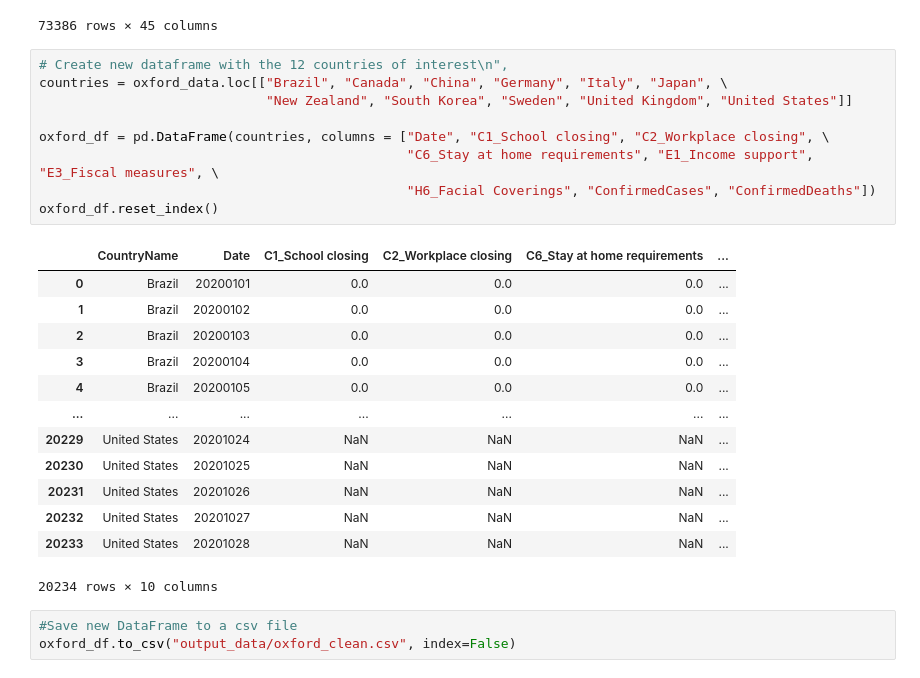
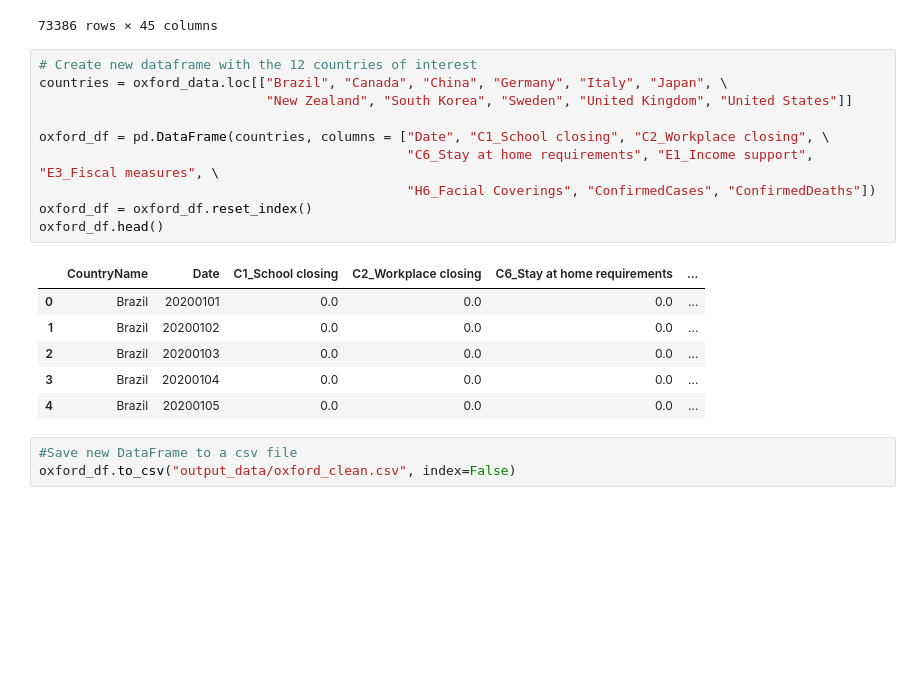
Before and after one commit to rejane-b/Project_1, a Jupyter notebook: Oxford_Clean_Data.ipynb, the cells around one changed output. Saved outputs shown, nothing was run; the diff lists cells and outputs as text; blank space fills up the shorter version.

```diff
--- a/Oxford_Clean_Data.ipynb
+++ b/Oxford_Clean_Data.ipynb
@@ -39,28 +39,22 @@ oxford_data
 | Zimbabwe | ZWE | NaN | NaN | 20201028 | NaN | NaN | NaN | ... |
 73386 rows × 45 columns
 # %%
-# Create new dataframe with the 12 countries of interest\n",
+# Create new dataframe with the 12 countries of interest
 countries = oxford_data.loc[["Brazil", "Canada", "China", "Germany", "Italy", "Japan", \
                              "New Zealand", "South Korea", "Sweden", "United Kingdom", "United States"]]
 
 oxford_df = pd.DataFrame(countries, columns = ["Date", "C1_School closing", "C2_Workplace closing", \
                                                "C6_Stay at home requirements", "E1_Income support", "E3_Fiscal measures", \
                                                "H6_Facial Coverings", "ConfirmedCases", "ConfirmedDeaths"])
-oxford_df.reset_index()
+oxford_df = oxford_df.reset_index()
+oxford_df.head()
 # %% [output]
 |  | CountryName | Date | C1_School closing | C2_Workplace closing | C6_Stay at home requirements | ... |
 | 0 | Brazil | 20200101 | 0.0 | 0.0 | 0.0 | ... |
 | 1 | Brazil | 20200102 | 0.0 | 0.0 | 0.0 | ... |
 | 2 | Brazil | 20200103 | 0.0 | 0.0 | 0.0 | ... |
 | 3 | Brazil | 20200104 | 0.0 | 0.0 | 0.0 | ... |
 | 4 | Brazil | 20200105 | 0.0 | 0.0 | 0.0 | ... |
-| ... | ... | ... | ... | ... | ... | ... |
-| 20229 | United States | 20201024 | NaN | NaN | NaN | ... |
-| 20230 | United States | 20201025 | NaN | NaN | NaN | ... |
-| 20231 | United States | 20201026 | NaN | NaN | NaN | ... |
-| 20232 | United States | 20201027 | NaN | NaN | NaN | ... |
-| 20233 | United States | 20201028 | NaN | NaN | NaN | ... |
-20234 rows × 10 columns
 # %%
 #Save new DataFrame to a csv file
 oxford_df.to_csv("output_data/oxford_clean.csv", index=False)
```
